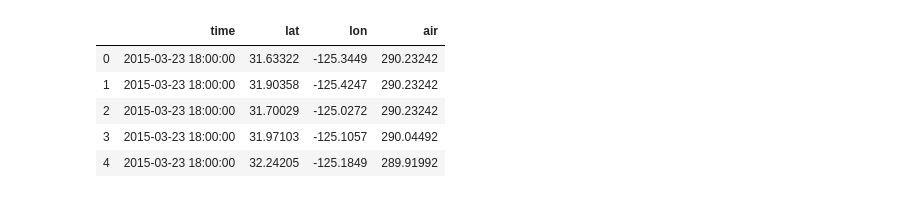
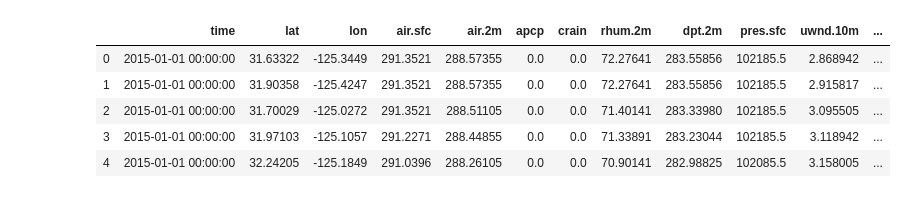
Before and after one commit to aristyogresearch/wildfire, a Jupyter notebook: notebooks/weather_data_heatmaps.ipynb, the cells around one changed output. Cells and saved outputs as stored; diff of their text form; code cells hidden in the pictures.

```diff
--- a/notebooks/weather_data_heatmaps.ipynb
+++ b/notebooks/weather_data_heatmaps.ipynb
@@ -11,10 +14,10 @@ lon_end = -113.131
 # %%
-data = pd.read_csv('../data/NOAA_NARR_weather_data/california_box_air_sfc_2015_one_hour.csv')
+data = pd.read_csv('../data/NOAA_weather_data/2015_california_box_all.csv')
 data.head()
 # %% [output]
-|  | time | lat | lon | air |
-| 0 | 2015-03-23 18:00:00 | 31.63322 | -125.3449 | 290.23242 |
-| 1 | 2015-03-23 18:00:00 | 31.90358 | -125.4247 | 290.23242 |
-| 2 | 2015-03-23 18:00:00 | 31.70029 | -125.0272 | 290.23242 |
-| 3 | 2015-03-23 18:00:00 | 31.97103 | -125.1057 | 290.04492 |
-| 4 | 2015-03-23 18:00:00 | 32.24205 | -125.1849 | 289.91992 |
+|  | time | lat | lon | air.sfc | air.2m | apcp | crain | rhum.2m | dpt.2m | pres.sfc | uwnd.10m | ... |
+| 0 | 2015-01-01 00:00:00 | 31.63322 | -125.3449 | 291.3521 | 288.57355 | 0.0 | 0.0 | 72.27641 | 283.55856 | 102185.5 | 2.868942 | ... |
+| 1 | 2015-01-01 00:00:00 | 31.90358 | -125.4247 | 291.3521 | 288.57355 | 0.0 | 0.0 | 72.27641 | 283.55856 | 102185.5 | 2.915817 | ... |
+| 2 | 2015-01-01 00:00:00 | 31.70029 | -125.0272 | 291.3521 | 288.51105 | 0.0 | 0.0 | 71.40141 | 283.33980 | 102185.5 | 3.095505 | ... |
+| 3 | 2015-01-01 00:00:00 | 31.97103 | -125.1057 | 291.2271 | 288.44855 | 0.0 | 0.0 | 71.33891 | 283.23044 | 102185.5 | 3.118942 | ... |
+| 4 | 2015-01-01 00:00:00 | 32.24205 | -125.1849 | 291.0396 | 288.26105 | 0.0 | 0.0 | 70.90141 | 282.98825 | 102085.5 | 3.158005 | ... |
```
Also changed, not shown: parts of 12 cells of this notebook, 43 other files.
